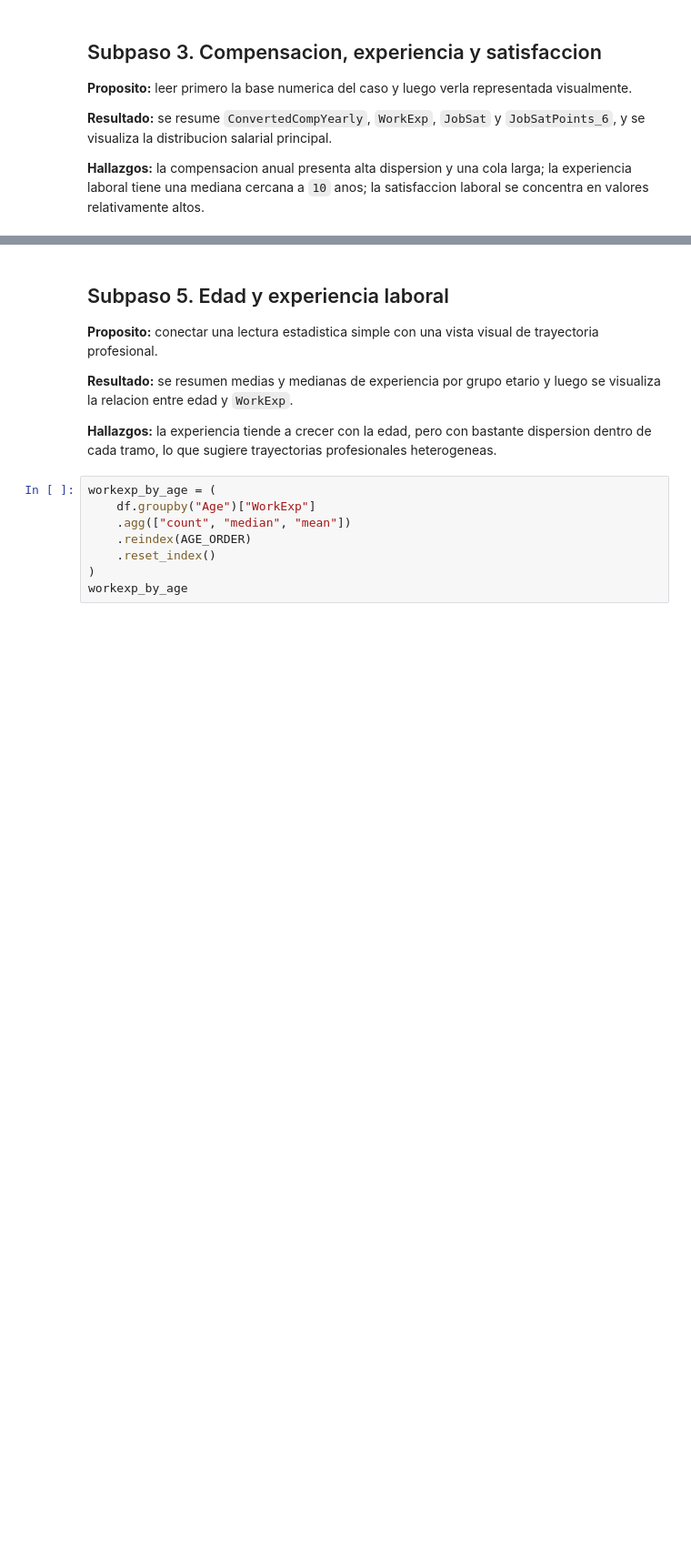
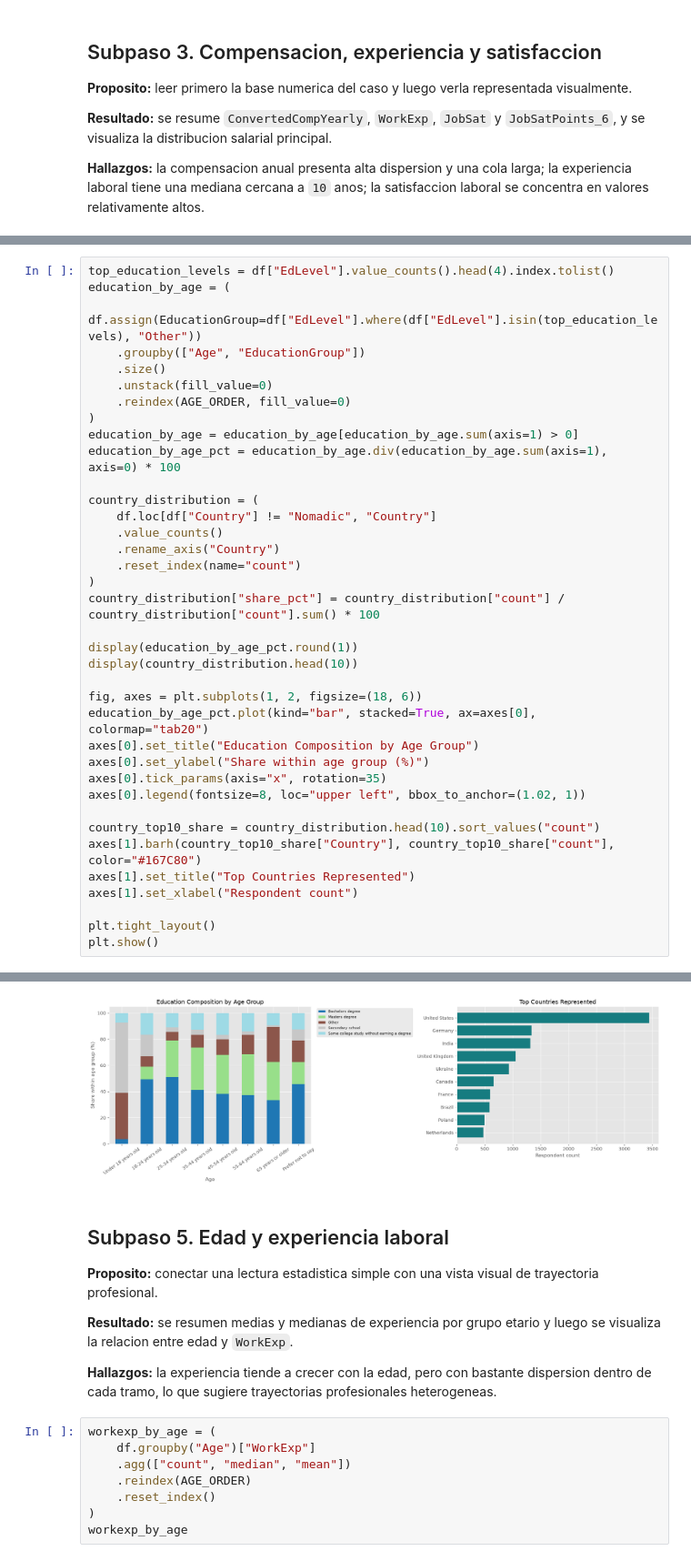
Before and after one commit to brendalp0110-web/portfolio_case_study_stackoverflow_survey, a Jupyter notebook: notebooks/03_eda_statistics.ipynb, the cells around one changed output, grey strips where cells are left out. Shown at 91% size. Drawn from its saved outputs; the diff is of its cells as text; blank space fills up the shorter version.

```diff
--- a/notebooks/03_eda_statistics.ipynb
+++ b/notebooks/03_eda_statistics.ipynb
@@ -160,0 +255,38 @@ plt.show()
+# %%
+top_education_levels = df["EdLevel"].value_counts().head(4).index.tolist()
+education_by_age = (
+    df.assign(EducationGroup=df["EdLevel"].where(df["EdLevel"].isin(top_education_levels), "Other"))
+    .groupby(["Age", "EducationGroup"])
+    .size()
+    .unstack(fill_value=0)
+    .reindex(AGE_ORDER, fill_value=0)
+)
+education_by_age = education_by_age[education_by_age.sum(axis=1) > 0]
+education_by_age_pct = education_by_age.div(education_by_age.sum(axis=1), axis=0) * 100
+
+country_distribution = (
+    df.loc[df["Country"] != "Nomadic", "Country"]
+    .value_counts()
+    .rename_axis("Country")
+    .reset_index(name="count")
+)
+country_distribution["share_pct"] = country_distribution["count"] / country_distribution["count"].sum() * 100
+
+display(education_by_age_pct.round(1))
+display(country_distribution.head(10))
+
+fig, axes = plt.subplots(1, 2, figsize=(18, 6))
+education_by_age_pct.plot(kind="bar", stacked=True, ax=axes[0], colormap="tab20")
+axes[0].set_title("Education Composition by Age Group")
+axes[0].set_ylabel("Share within age group (%)")
+axes[0].tick_params(axis="x", rotation=35)
+axes[0].legend(fontsize=8, loc="upper left", bbox_to_anchor=(1.02, 1))
+
+country_top10_share = country_distribution.head(10).sort_values("count")
+axes[1].barh(country_top10_share["Country"], country_top10_share["count"], color="#167C80")
+axes[1].set_title("Top Countries Represented")
+axes[1].set_xlabel("Respondent count")
+
+plt.tight_layout()
+plt.show()
+# %% [output]
@@ -161,3 +314,4 @@ plt.show()
+[figure, added]
 # %% [markdown]
 ## Subpaso 5. Edad y experiencia laboral
 
```
Also changed, not shown: parts of 24 cells of this notebook, 4 other files.
